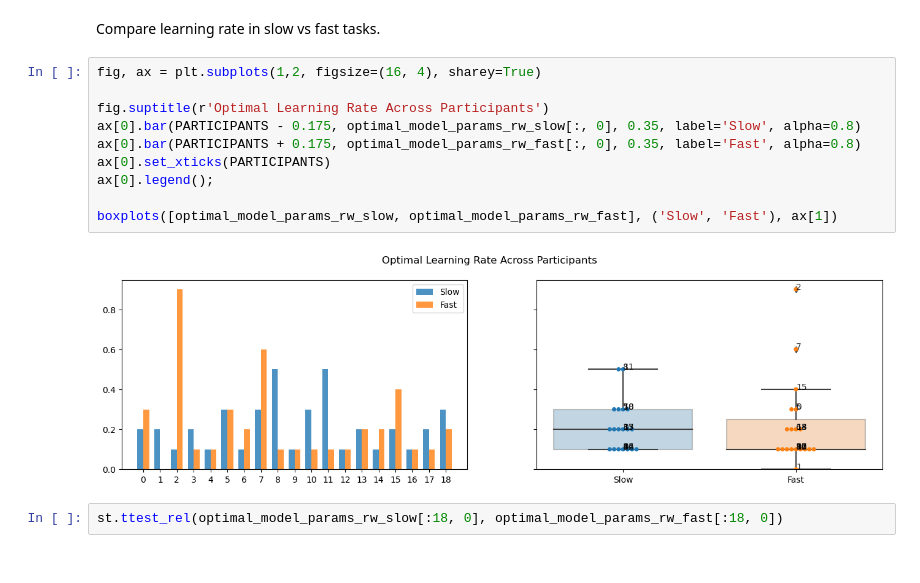
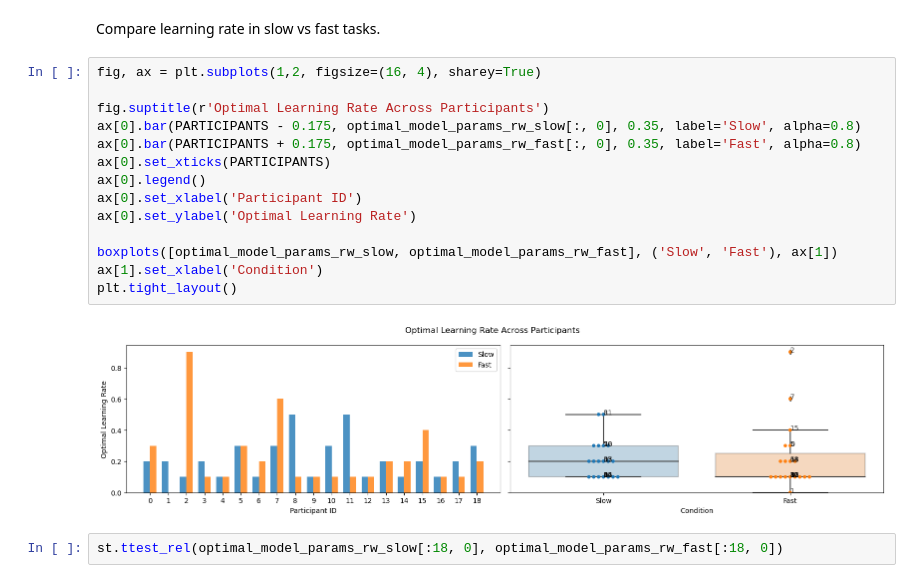
Before and after one commit to pulkitgoyal56/CCCP, a Jupyter notebook: CCCP.ipynb, the cells around one changed output. Cells and saved outputs as stored; diff of their text form.

```diff
--- a/CCCP.ipynb
+++ b/CCCP.ipynb
@@ -446,15 +448,19 @@ Compare learning rate in slow vs fast tasks.
 # %%
 fig, ax = plt.subplots(1,2, figsize=(16, 4), sharey=True)
 
 fig.suptitle(r'Optimal Learning Rate Across Participants')
 ax[0].bar(PARTICIPANTS - 0.175, optimal_model_params_rw_slow[:, 0], 0.35, label='Slow', alpha=0.8)
 ax[0].bar(PARTICIPANTS + 0.175, optimal_model_params_rw_fast[:, 0], 0.35, label='Fast', alpha=0.8)
 ax[0].set_xticks(PARTICIPANTS)
-ax[0].legend();
+ax[0].legend()
+ax[0].set_xlabel('Participant ID')
+ax[0].set_ylabel('Optimal Learning Rate')
 
 boxplots([optimal_model_params_rw_slow, optimal_model_params_rw_fast], ('Slow', 'Fast'), ax[1])
+ax[1].set_xlabel('Condition')
+plt.tight_layout()
 # %% [output]
-[figure, old version]
+[figure, new version]
 # %%
 st.ttest_rel(optimal_model_params_rw_slow[:18, 0], optimal_model_params_rw_fast[:18, 0])
 # %% [output]
```
Also changed, not shown: parts of 9 cells of this notebook.
